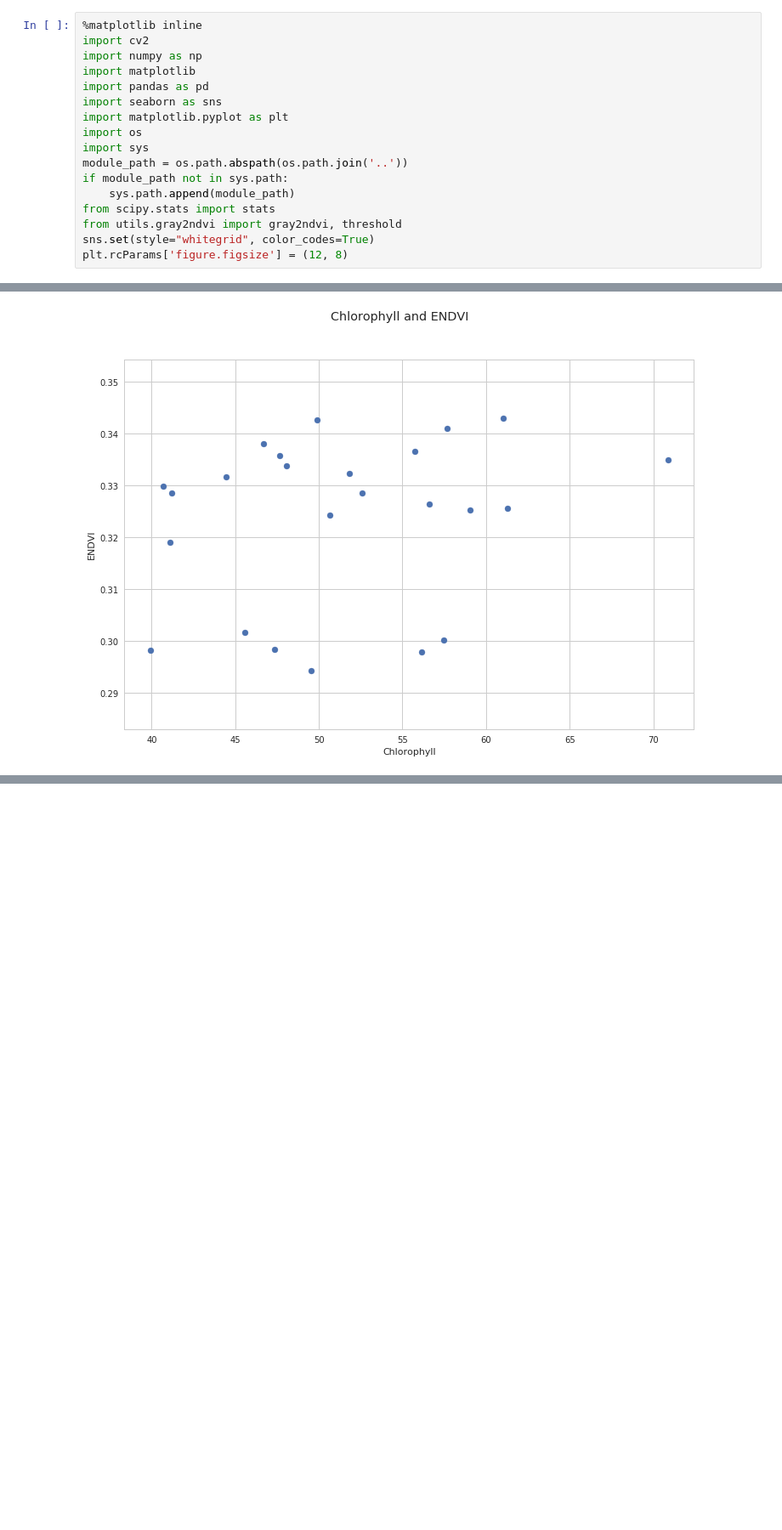
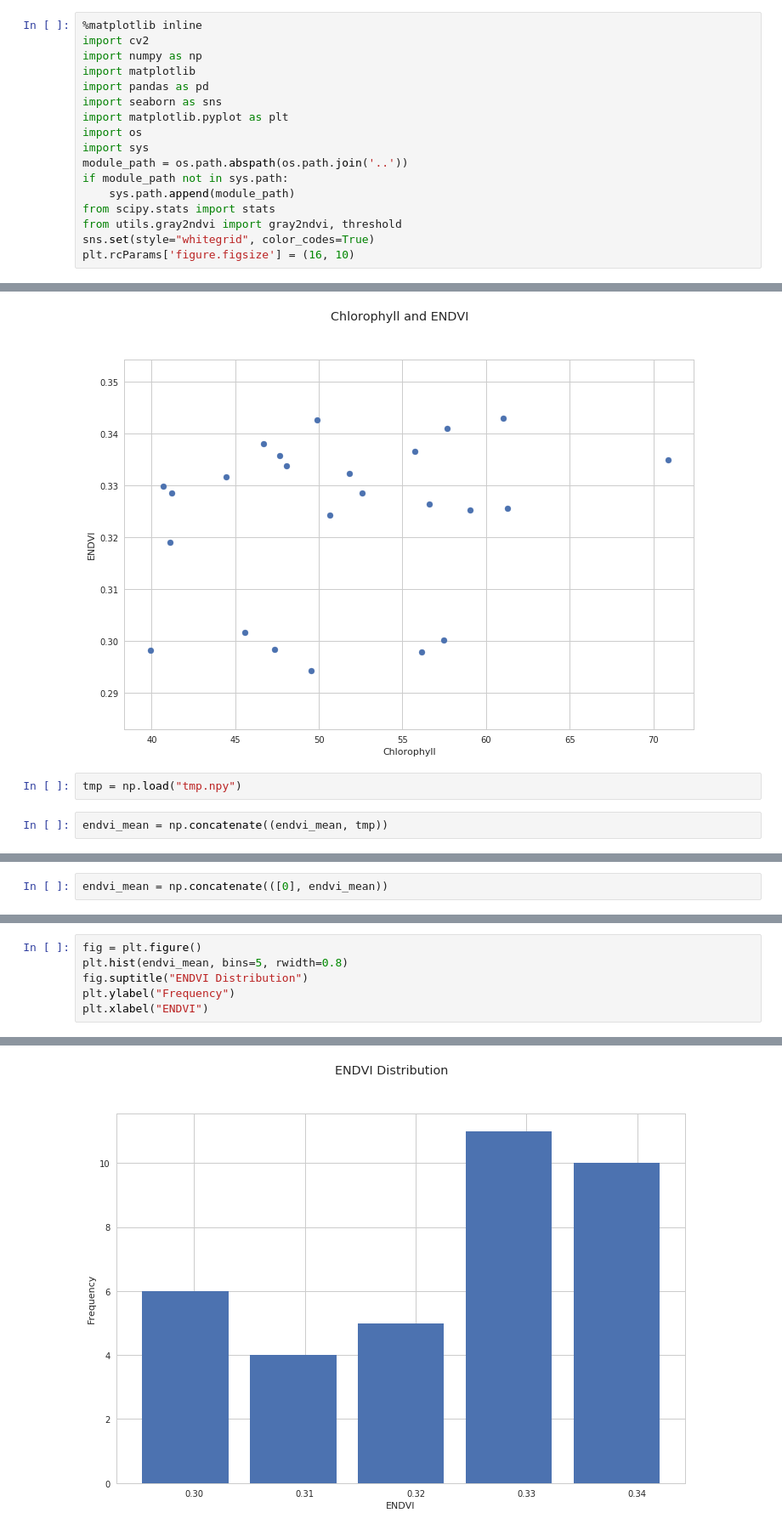
Before and after one commit to cheripai/thesis, a Jupyter notebook: notebooks/Orange_UAV_Old_Data.ipynb, the cells around one changed output, grey strips where cells are left out. Shown: that part at 85% size. Drawn from its saved outputs; the diff is of its cells as text; blank space fills up the shorter version.

```diff
--- a/notebooks/Orange_UAV_Old_Data.ipynb
+++ b/notebooks/Orange_UAV_Old_Data.ipynb
@@ -14,7 +14,7 @@ if module_path not in sys.path:
 from scipy.stats import stats
 from utils.gray2ndvi import gray2ndvi, threshold
 sns.set(style="whitegrid", color_codes=True)
-plt.rcParams['figure.figsize'] = (12, 8)
+plt.rcParams['figure.figsize'] = (16, 10)
 # %%
 MIN_NDVI = 0.178432
 MAX_NDVI = 0.368569
@@ -75,3 +75,7 @@ plt.xlabel("Chlorophyll")
 # %% [output]
 <matplotlib.text.Text at 0x...>
 [figure]
+# %%
+tmp = np.load("tmp.npy")
+# %%
+endvi_mean = np.concatenate((endvi_mean, tmp))
@@ -77,0 +93,2 @@ plt.xlabel("Chlorophyll")
+# %%
+endvi_mean = np.concatenate(([0], endvi_mean))
@@ -77,0 +97,7 @@ plt.xlabel("Chlorophyll")
+# %%
+fig = plt.figure()
+plt.hist(endvi_mean, bins=5, rwidth=0.8)
+fig.suptitle("ENDVI Distribution")
+plt.ylabel("Frequency")
+plt.xlabel("ENDVI")
+# %% [output]
@@ -77,0 +105 @@ plt.xlabel("Chlorophyll")
+[figure, added]
```
Also changed, not shown: parts of 4 cells of this notebook.
